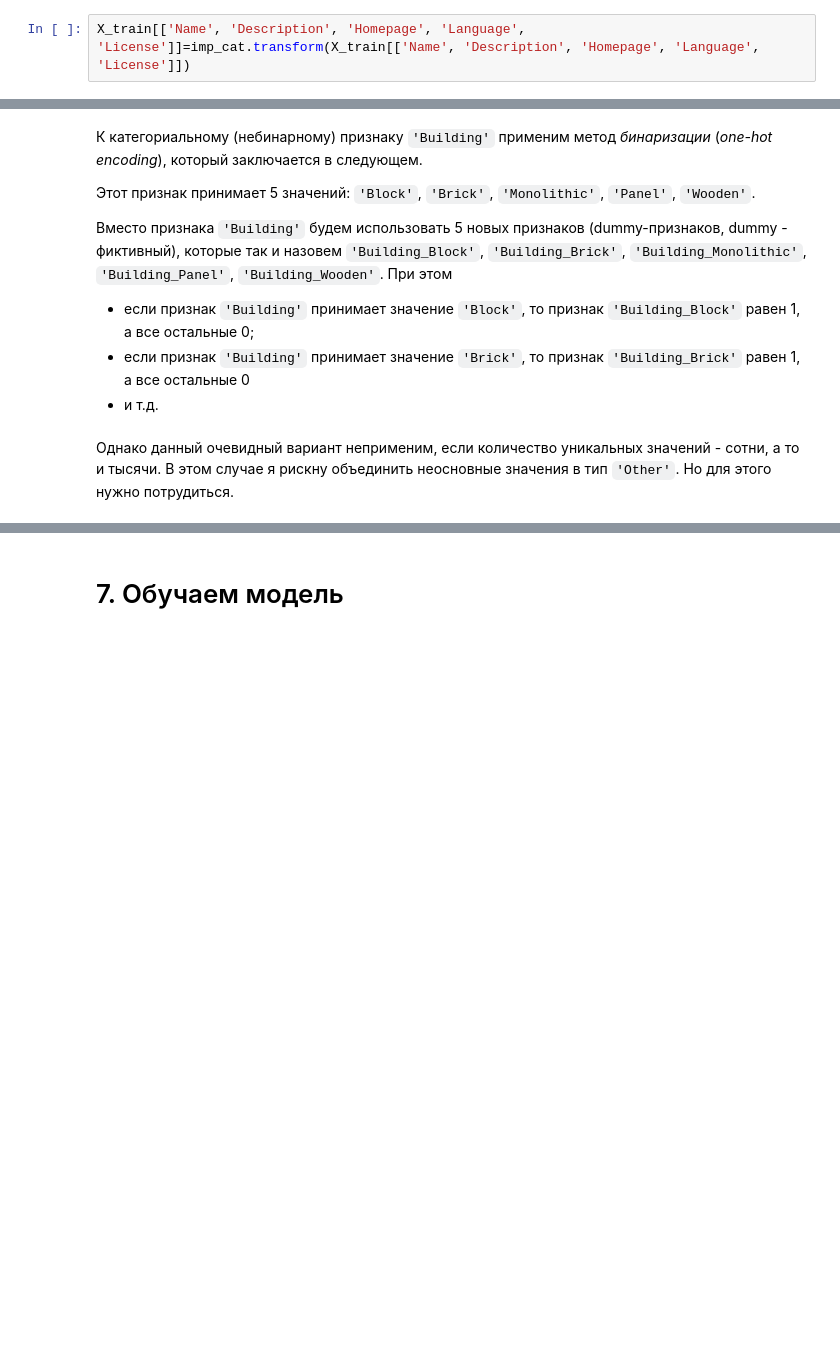
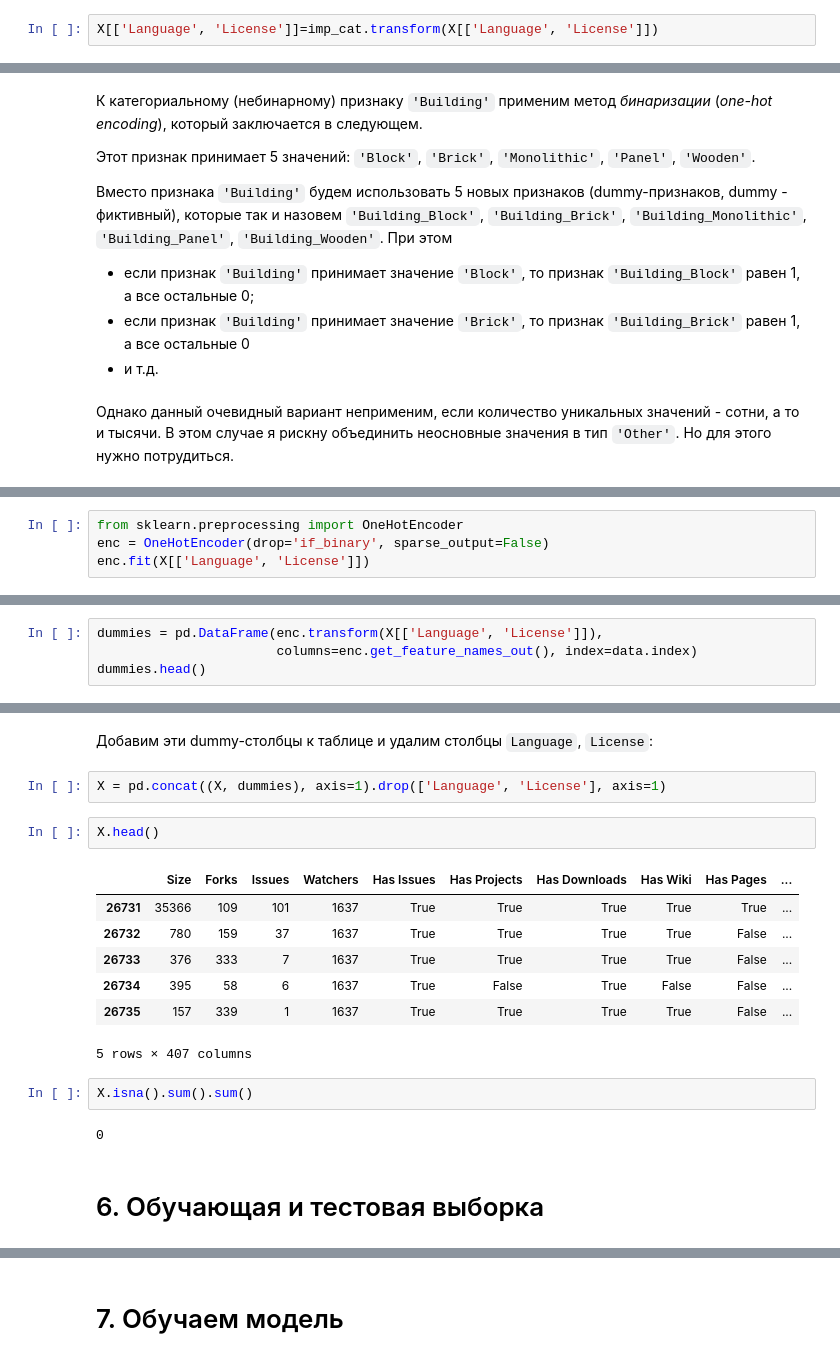
Before and after one commit to AndreyBugrov/MachineLearningCourse, a Jupyter notebook: github_repositories.ipynb, the cells around one changed output, grey strips where cells are left out. Saved outputs shown, nothing was run; the diff lists cells and outputs as text; blank space fills up the shorter version.

```diff
--- a/github_repositories.ipynb
+++ b/github_repositories.ipynb
@@ -903,5 +701,5 @@ imp_cat.fit(X_train[['Name','Description', 'Homepage', 'Language', 'License']])
 # %% [output]
 SimpleImputer(strategy='most_frequent')
 # %%
-X_train[['Name', 'Description', 'Homepage', 'Language', 'License']]=imp_cat.transform(X_train[['Name', 'Description', 'Homepage', 'Language', 'License']])
+X[['Language', 'License']]=imp_cat.transform(X[['Language', 'License']])
 # %%
@@ -1004,0 +765,4 @@ dtype: int64
+# %%
+from sklearn.preprocessing import OneHotEncoder
+enc = OneHotEncoder(drop='if_binary', sparse_output=False)
+enc.fit(X[['Language', 'License']])
@@ -1004,0 +771,4 @@ dtype: int64
+# %%
+dummies = pd.DataFrame(enc.transform(X[['Language', 'License']]),
+                       columns=enc.get_feature_names_out(), index=data.index)
+dummies.head()
@@ -1004,0 +783,20 @@ dtype: int64
+# %% [markdown]
+Добавим эти dummy-столбцы к таблице и удалим столбцы `Language`, `License`:
+# %%
+X = pd.concat((X, dummies), axis=1).drop(['Language', 'License'], axis=1)
+# %%
+X.head()
+# %% [output]
+|  | Size | Forks | Issues | Watchers | Has Issues | Has Projects | Has Downloads | Has Wiki | Has Pages | ... |
+| 26731 | 35366 | 109 | 101 | 1637 | True | True | True | True | True | ... |
+| 26732 | 780 | 159 | 37 | 1637 | True | True | True | True | False | ... |
+| 26733 | 376 | 333 | 7 | 1637 | True | True | True | True | False | ... |
+| 26734 | 395 | 58 | 6 | 1637 | True | False | True | False | False | ... |
+| 26735 | 157 | 339 | 1 | 1637 | True | True | True | True | False | ... |
+5 rows × 407 columns
+# %%
+X.isna().sum().sum()
+# %% [output]
+0
+# %% [markdown]
+# 6. Обучающая и тестовая выборка
```
Also changed, not shown: parts of 62 cells of this notebook.
